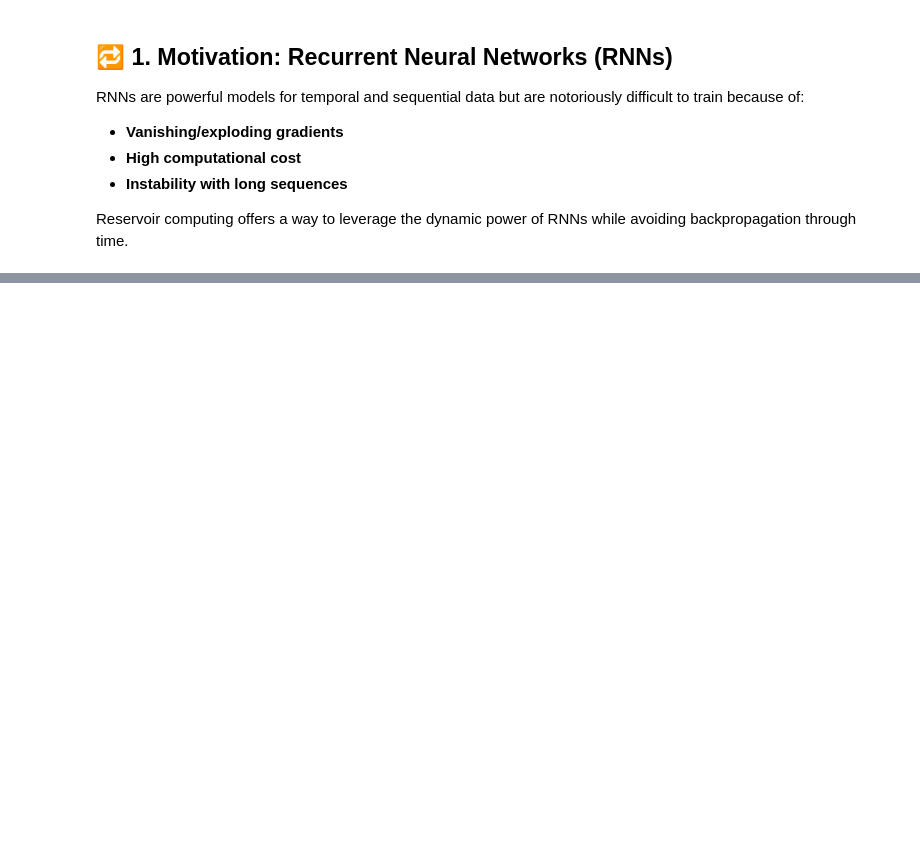
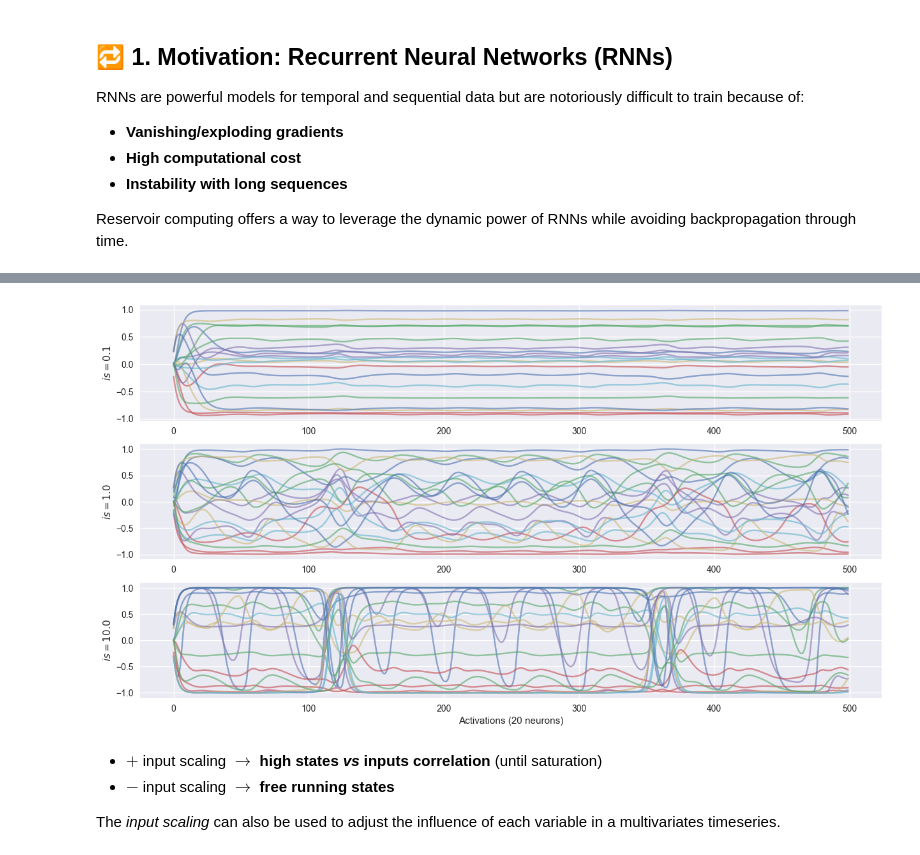
Before and after one commit to jaychotaliya987/Lecture, a Jupyter notebook: 5.Reservoir_computing.ipynb, the cells around one changed output, grey strips where cells are left out. Drawn from its saved outputs; the diff is of its cells as text; code cells hidden in the pictures; blank space fills up the shorter version.

```diff
--- a/5.Reservoir_computing.ipynb
+++ b/5.Reservoir_computing.ipynb
@@ -109,0 +242,34 @@ plt.show()
+# %%
+states = []
+input_scalings = [0.1, 1.0, 10.]
+for input_scaling in input_scalings:
+    reservoir = Reservoir(
+        units=UNITS,
+        sr=SPECTRAL_RADIUS,
+        input_scaling=input_scaling,
+        lr=LEAK_RATE,
+        rc_connectivity=RC_CONNECTIVITY,
+        input_connectivity=INPUT_CONNECTIVITY,
+        seed=SEED,
+        input_dim= INPUT_DIM
+    )
+
+    s = reservoir.run(Dataset[:500])
+    states.append(s)
+# %%
+UNITS_SHOWN = 20
+
+plt.figure(figsize=(15, 8))
+for i, s in enumerate(states):
+    plt.subplot(len(input_scalings), 1, i+1)
+    plt.plot(s[:, :UNITS_SHOWN], alpha=0.6)
+    plt.ylabel(f"$is={input_scalings[i]}$")
+plt.xlabel(f"Activations ({UNITS_SHOWN} neurons)")
+plt.show()
+# %% [output]
+[figure, added]
+# %% [markdown]
+- $+$ input scaling $\rightarrow$ **high states *vs* inputs correlation** (until saturation)
+- $-$ input scaling $\rightarrow$ **free running states**
+
+The *input scaling* can also be used to adjust the influence of each variable in a multivariates timeseries.
```
Also changed, not shown: parts of 48 cells of this notebook, 10 other files.
